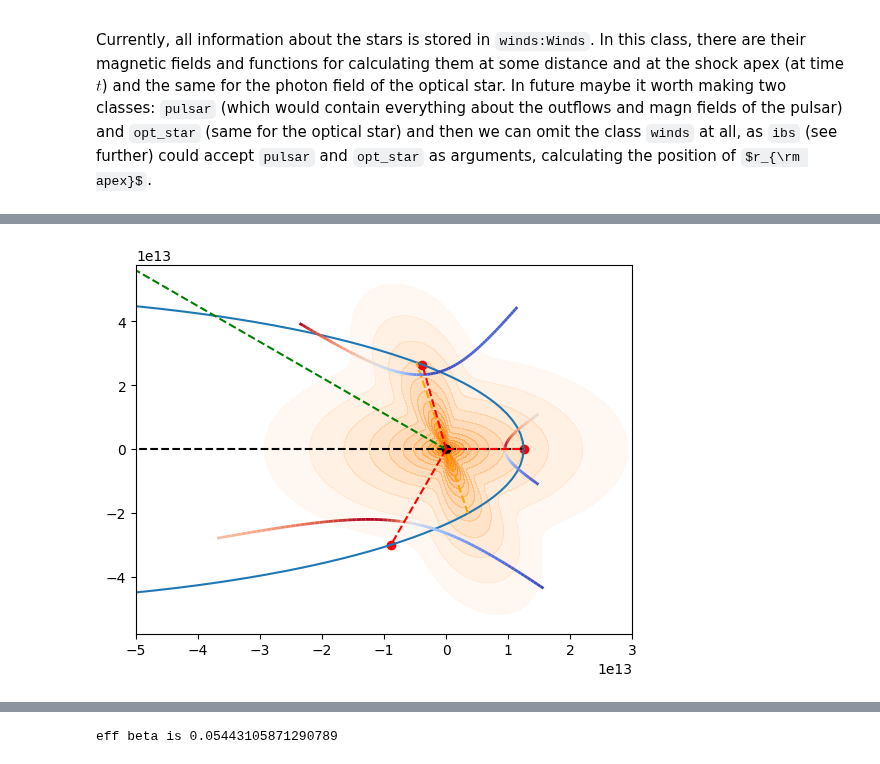
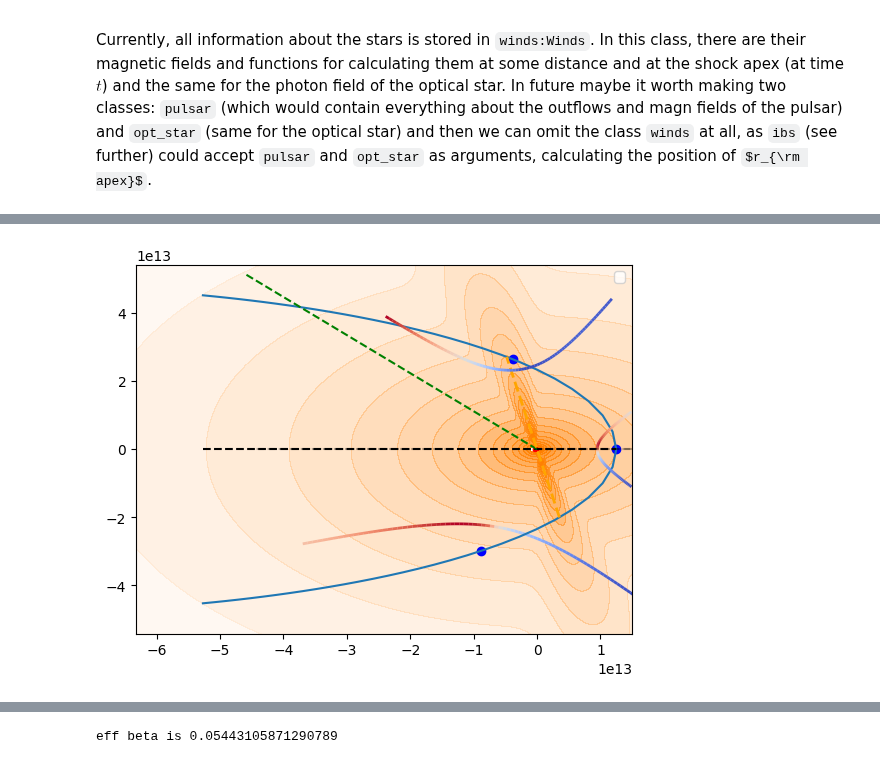
Before and after one commit to Alvkuzin/IBSEn, a Jupyter notebook: tutorial/Full_tutorial.ipynb, the cells around one changed output, grey strips where cells are left out. Drawn from its saved outputs; the diff is of its cells as text; code cells hidden in the pictures; some formulas as TeX source.

```diff
--- a/tutorial/Full_tutorial.ipynb
+++ b/tutorial/Full_tutorial.ipynb
@@ -277,103 +157,43 @@ plt.legend()
 # %%
-# now let's defnie the IBS with the kinematics of the bulk motion and draw
-# several IBSs in several times with color corresponding to the Doppler factor
+##### now let's defnie the IBS with the kinematics of the bulk motion and draw
+##### several IBSs in several times with color corresponding to the Doppler factor
 
-from matplotlib.collections import LineCollection
-########## some helper function for drawing, whatev ############################
-####################################################################################
-####################################################################################
-def plot_with_gradient(fig, ax, xdata, ydata, some_param, colorbar=False, lw=2,
-                       ls='-', colorbar_label='grad', minimum=None, maximum=None):
-    """
-    to draw the plot (xdata, ydata) on the axis ax with color along the curve
-    marking some_param. The color changes from blue to red as some_param increases.
-    You may provide your own min and max values for some_param:
-    minimum and maximum, then the color will be scaled according to them.
-    """
-    # Prepare line segments
-    points = np.array([xdata, ydata]).T.reshape(-1, 1, 2)
-    segments = np.concatenate([points[:-1], points[1:]], axis=1)
-
-    # Normalize some_p values to the range [0, 1] for colormap
-    vmin_here = minimum if minimum is not None else np.min(some_param)
-    vmax_here = maximum if maximum is not None else np.max(some_param)
-
-    norm = Normalize(vmin=vmin_here, vmax=vmax_here)
-
-    # Create the LineCollection with colormap
-    lc = LineCollection(segments, cmap='coolwarm', norm=norm)
-    lc.set_array(some_param[:-1])  # color per segment; same length as segments
-    lc.set_linewidth(lw)
-
-    # Plot
-
-    line = ax.add_collection(lc)
-
-    if colorbar:
-        fig.colorbar(line, ax=ax, label=colorbar_label)  # optional colorbar
-
-    ax.set_xlim(xdata.min(), xdata.max())
-    ax.set_ylim(ydata.min(), ydata.max())
-####################################################################################
-####################################################################################
-####################################################################################
-
-
-#####################################################################################
-###### -------------------- drawing orbits and winds ------------------------ #######
-
-fig, ax = plt.subplots()
-
-ax.plot(orb_x, orb_y)
-ax.contourf(XX, YY, disk_ps, levels=n_levels, cmap=custom_cmap)
-ax.scatter(0, 0, c='k')
-ax.plot([np.min(orb_x), np.max(orb_x)], [0, 0], color='k', ls='--')
-ax.plot([0, 3*orb.r_apoastr*cos(orb.nu_los)],
-         [0, 3*orb.r_apoastr*sin(orb.nu_los)], color='g', ls='--')
-xx1, yy1, zz1 = vec_disk1
-xx2, yy2, zz2 = vec_disk2
-ax.plot([xx1, xx2], [yy1, yy2], color='orange', ls='--')
-
-#######################################################################################
-#######################################################################################
 ##### For t = 25 days, 0, and 20 days, draw an IBS calculated from the winds initialized
 ##### before. Draw it with color corresponding to the doppler factor delta.
 
+fig, ax = plt.subplots(1, 1)
+show_winds = True
 for t in (-25*DAY, 0*DAY, 20*DAY):
     ibs = IBS(
               beta=None,        # since we also pass winds = ..., we don't need explicit beta
               gamma_max=3.,     # max bulk motion gamma
               s_max=1.,         # where to cut IBS. s_max = 1 means 'cut it where the arclength
                                 # along the shock is equal to the 1 orbital separation at a given time'
                                 # can also be strings ``bow`` or ``incl``.
 
               s_max_g=4,        # a parameter of a linear function Gamma(s)
               n=41,             # number of points in ONE horn of IBS to initialize
               one_horn=False,   # whether we want one (upper, theta>0) horn of the IBS
                                 # or both horns. If False, then 2 horns will be initialized,
                                 # each with n = 41 points.
 
               winds = winds,    # previously initialized class winds:Winds to calculate beta_eff
               t_to_calculate_beta_eff=t  # when to calculate beta_eff
               )
     ibs_real = ibs.rescale_to_position() # rotates the IBS properly and rescales all dimentions to the real ones
-    plot_with_gradient(fig=fig, ax=ax,
-                       xdata=ibs_real.x,
-                       ydata=ibs_real.y,
-                       some_param=ibs_real.real_dopl # use ibs_real.real_dopl if ibs_real is already an IBS obtained by
-                                                     # the ibs.rescale_to_position() method
-                      )
-    ax.scatter(orb.x(t), orb.y(t), color='r')
-    ax.plot([0, orb.x(t)], [0, orb.y(t)], color='r', ls='--')
-if to_show=='whole':
-    ax.set_xlim(-orb.a*2, orb.a*2)
-    ax.set_ylim(-orb.b*2, orb.b*2)
+    # show winds once
+    ibs_real.peek(ax=ax,
+                  show_winds=show_winds, # self-explanatory. winds:Winds should be provided. Default is False.
+                  ibs_color='doppler', # either real color to put to matplotlib OR 'doppler'
+                  showtime = (-80*DAY, 80*DAY) # to put into winds.peek()
+                 )
+    show_winds = False
 
-if to_show == 'near_per':
-    ax.set_xlim(-0.5e14, 0.3e14)
-    ax.set_ylim(-orb.b*1.2, orb.b*1.2)
+
+# ax.set_xlim(-0.5e14, 0.3e14)
+# ax.set_ylim(-orb.b*1.2, orb.b*1.2)
 # %% [output]
-[figure, old version]
+[figure, new version]
 # %% [markdown]
 Now it's time to do something useful. Let's calculate the spectrum of relativistic electrons in each point of IBS that we have just initialized. There are many parameters that you should/may specify for this, so the full list is in the example below right in the Python code, with descriptions and default values.
 
```
Also changed, not shown: parts of 12 cells of this notebook, 13 other files.
